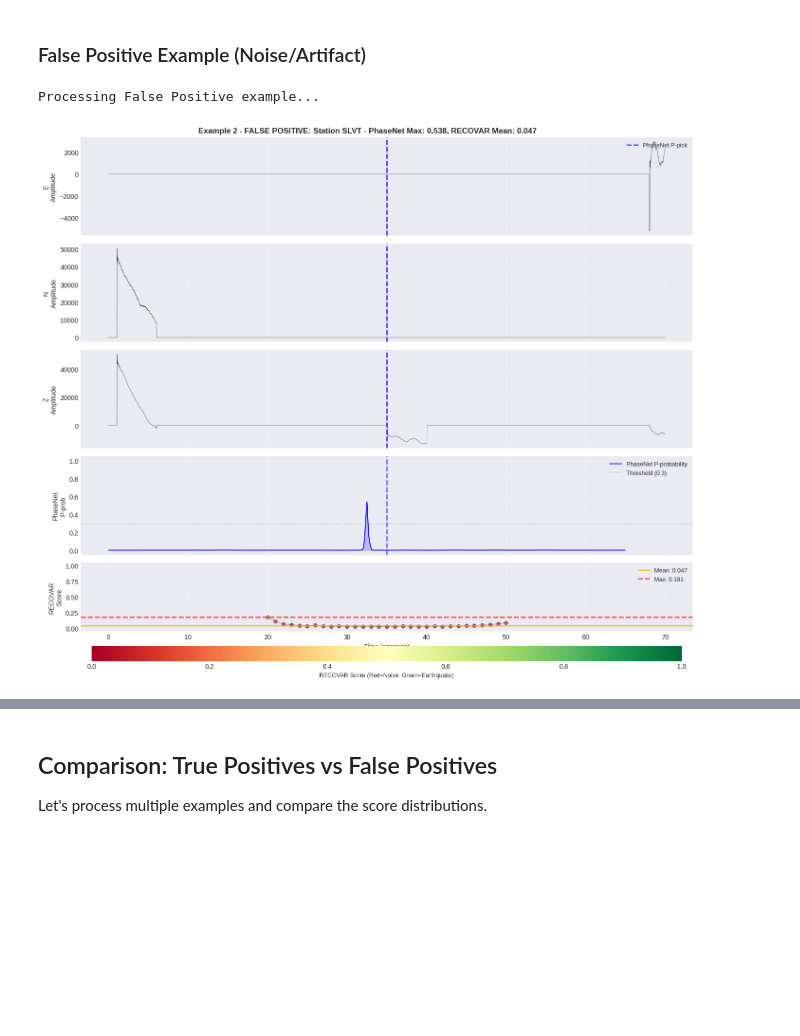
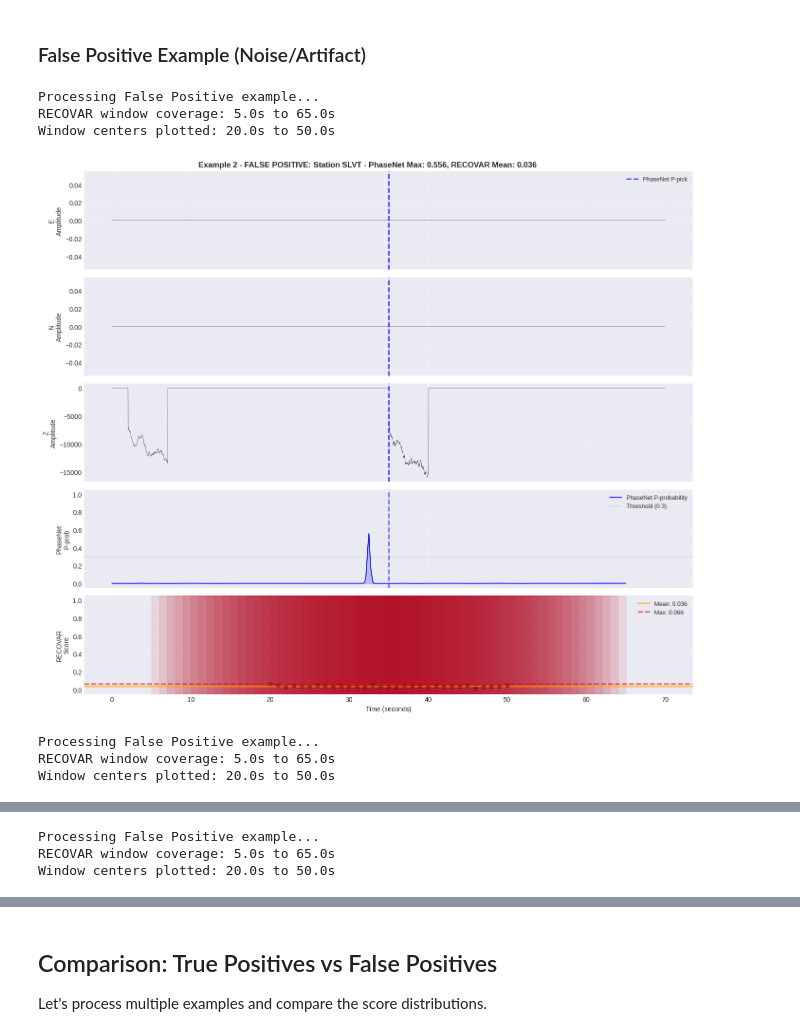
Before and after one commit to egead/recovar, a Jupyter notebook: reproducibility/phasenet_eqt/yazel_demo.ipynb, the cells around one changed output, grey strips where cells are left out. Saved outputs shown, nothing was run; the diff lists cells and outputs as text; code cells hidden in the pictures; blank space fills up the shorter version.

```diff
--- a/reproducibility/phasenet_eqt/yazel_demo.ipynb
+++ b/reproducibility/phasenet_eqt/yazel_demo.ipynb
@@ -148,6 +148,7 @@ if tp_examples:
     test_stream = tp_examples[0]['stream'].copy()
 
     print("Testing sliding window processing time...")
+    result = recovar_pick_cleaner_sliding(test_stream, classifier)
     start_time = time.time()
     result = recovar_pick_cleaner_sliding(test_stream, classifier)
     elapsed_time = time.time() - start_time
@@ -389,11 +396,17 @@ if tp_examples:
 ### False Positive Example (Noise/Artifact)
 # %%
 # Plot first False Positive
-if fp_examples:
-    print("Processing False Positive example...")
-    fp_recovar = recovar_pick_cleaner_sliding(fp_examples[2]['stream'], classifier)
-    fp_phasenet = get_phasenet_probabilities(fp_examples[2]['stream'], phasenet_model, overlap=0.90)
-    plot_waveform_with_scores(fp_examples[2], fp_recovar, fp_phasenet, "Example 2 - ")
+for i in range(1,4):
+    if fp_examples:
+        print("Processing False Positive example...")
+        fp_recovar = recovar_pick_cleaner_sliding(fp_examples[i]['stream'], classifier)
+        fp_phasenet = get_phasenet_probabilities(fp_examples[i]['stream'], phasenet_model, overlap=0.90)
+        plot_waveform_with_scores(fp_examples[i], fp_recovar, fp_phasenet, "Example 2 - ")
 # %% [output]
 Processing False Positive example...
+RECOVAR window coverage: 5.0s to 65.0s
+Window centers plotted: 20.0s to 50.0s
-[figure, old version]
+[figure, new version]
+Processing False Positive example...
+RECOVAR window coverage: 5.0s to 65.0s
+Window centers plotted: 20.0s to 50.0s
@@ -399,0 +414,3 @@ Processing False Positive example...
+Processing False Positive example...
+RECOVAR window coverage: 5.0s to 65.0s
+Window centers plotted: 20.0s to 50.0s
```
Also changed, not shown: parts of 9 cells of this notebook, 1 other file.
